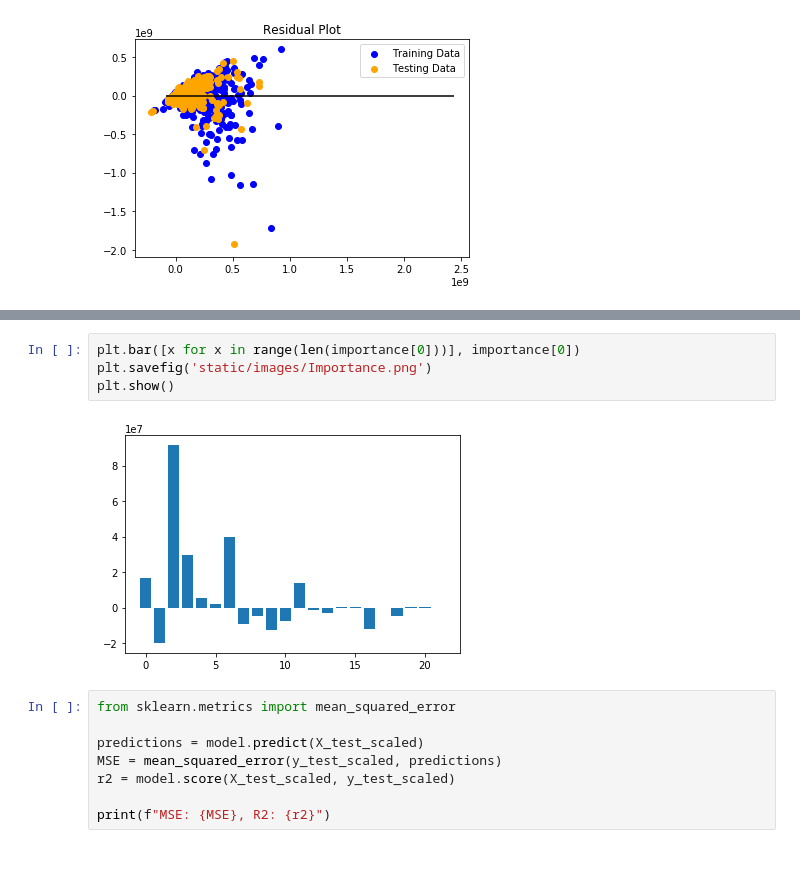
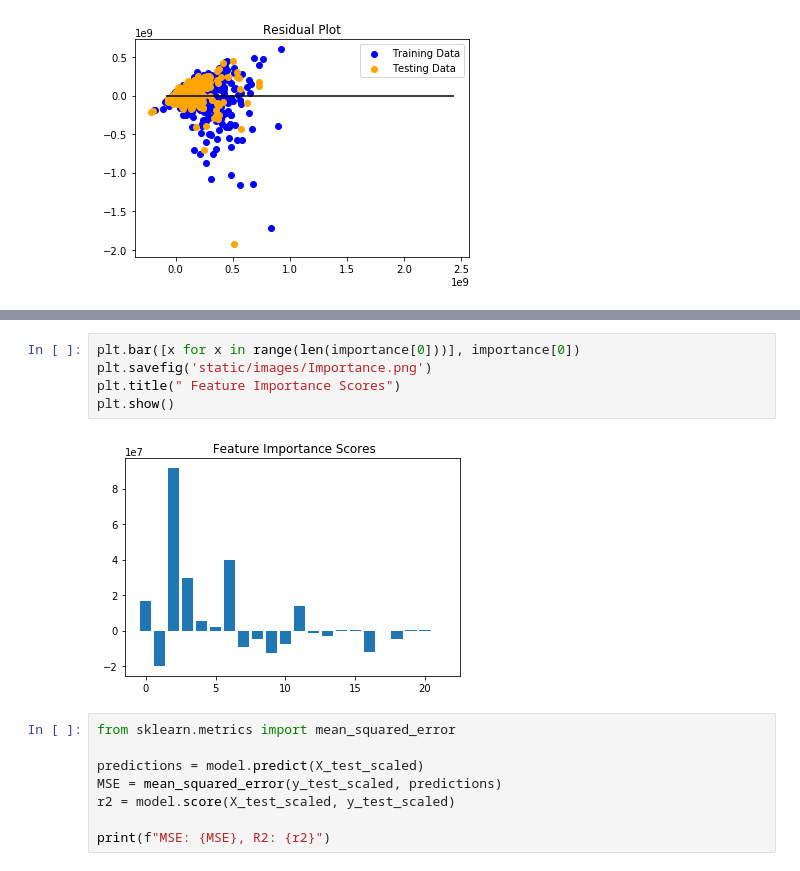
Before and after one commit to ashamabee/FinalProject, a Jupyter notebook: ETL_imdb.ipynb, the cells around one changed output, grey strips where cells are left out. Drawn from its saved outputs; the diff is of its cells as text.

```diff
--- a/ETL_imdb.ipynb
+++ b/ETL_imdb.ipynb
@@ -220,9 +220,10 @@ feature: 21,score: -240308.04289
 # %%
 plt.bar([x for x in range(len(importance[0]))], importance[0])
 plt.savefig('static/images/Importance.png')
+plt.title(" Feature Importance Scores")
 plt.show()
 # %% [output]
-[figure, old version]
+[figure, new version]
 # %%
 from sklearn.metrics import mean_squared_error
 
```
Also changed, not shown: parts of 1 cell of this notebook, 2 other files.
